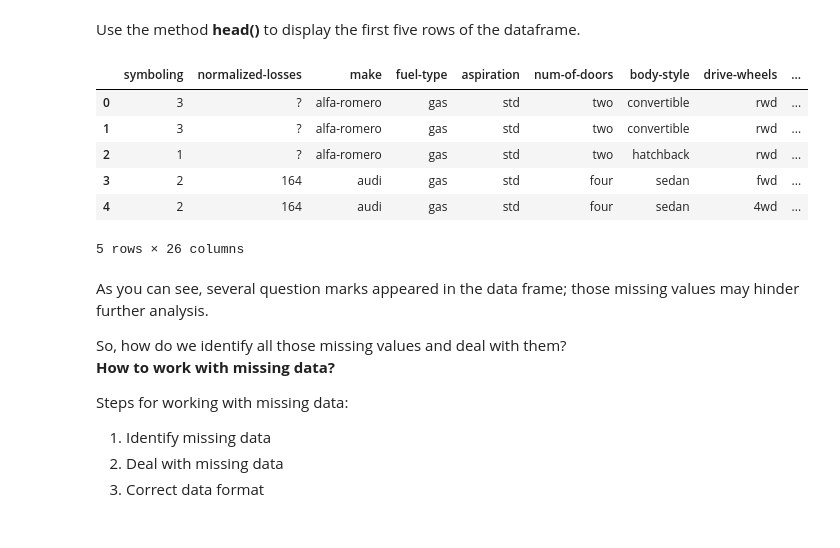
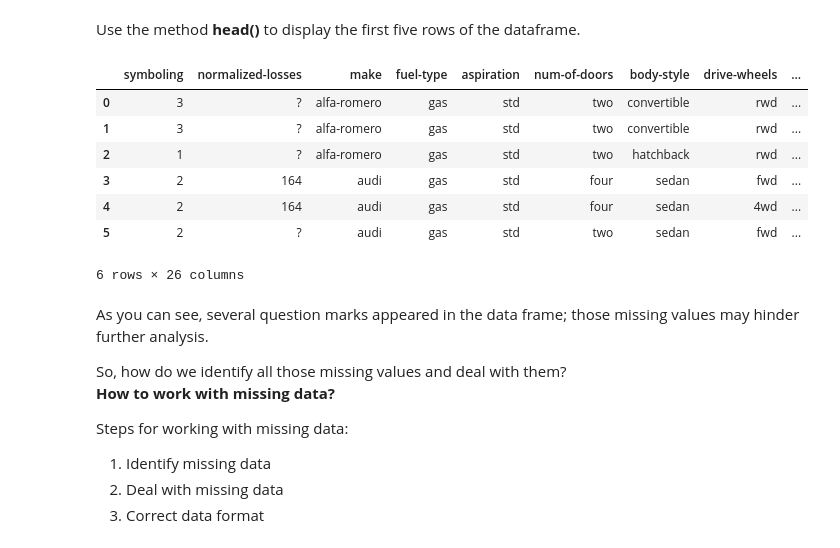
Before and after one commit to titooDiaz/DATA-SCIENCE-EN-PYTHON, a Jupyter notebook: IBM/MODULO 2/Formato de datos/DA0101EN-2-Review-Data-Wrangling.ipynb, the cells around one changed output. Saved outputs shown, nothing was run; the diff lists cells and outputs as text; code cells hidden in the pictures.

```diff
--- a/IBM/MODULO 2/Formato de datos/DA0101EN-2-Review-Data-Wrangling.ipynb
+++ b/IBM/MODULO 2/Formato de datos/DA0101EN-2-Review-Data-Wrangling.ipynb
@@ -101,15 +101,16 @@ df = pd.read_csv(file_name, names = headers)
  Use the method <b>head()</b> to display the first five rows of the dataframe.
 # %%
 # To see what the data set looks like, we'll use the head() method.
-df.head()
+df.head(n=6)
 # %% [output]
 |  | symboling | normalized-losses | make | fuel-type | aspiration | num-of-doors | body-style | drive-wheels | ... |
 | 0 | 3 | ? | alfa-romero | gas | std | two | convertible | rwd | ... |
 | 1 | 3 | ? | alfa-romero | gas | std | two | convertible | rwd | ... |
 | 2 | 1 | ? | alfa-romero | gas | std | two | hatchback | rwd | ... |
 | 3 | 2 | 164 | audi | gas | std | four | sedan | fwd | ... |
 | 4 | 2 | 164 | audi | gas | std | four | sedan | 4wd | ... |
+| 5 | 2 | ? | audi | gas | std | two | sedan | fwd | ... |
-5 rows × 26 columns
+6 rows × 26 columns
 # %% [markdown]
 As you can see, several question marks appeared in the data frame; those missing values may hinder further analysis.
 <div>So, how do we identify all those missing values and deal with them?</div>
```
Also changed, not shown: parts of 17 cells of this notebook, 2 other files.
